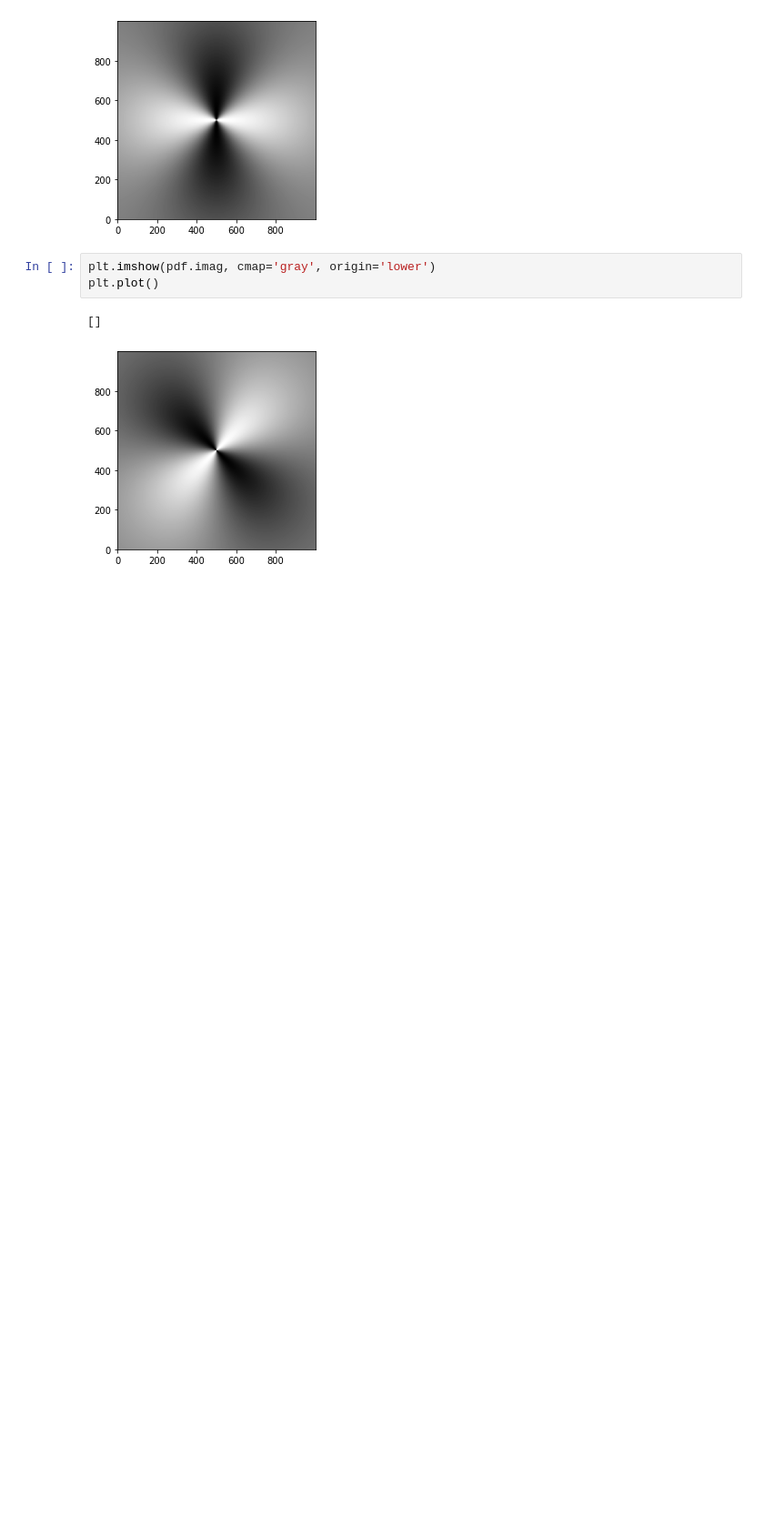
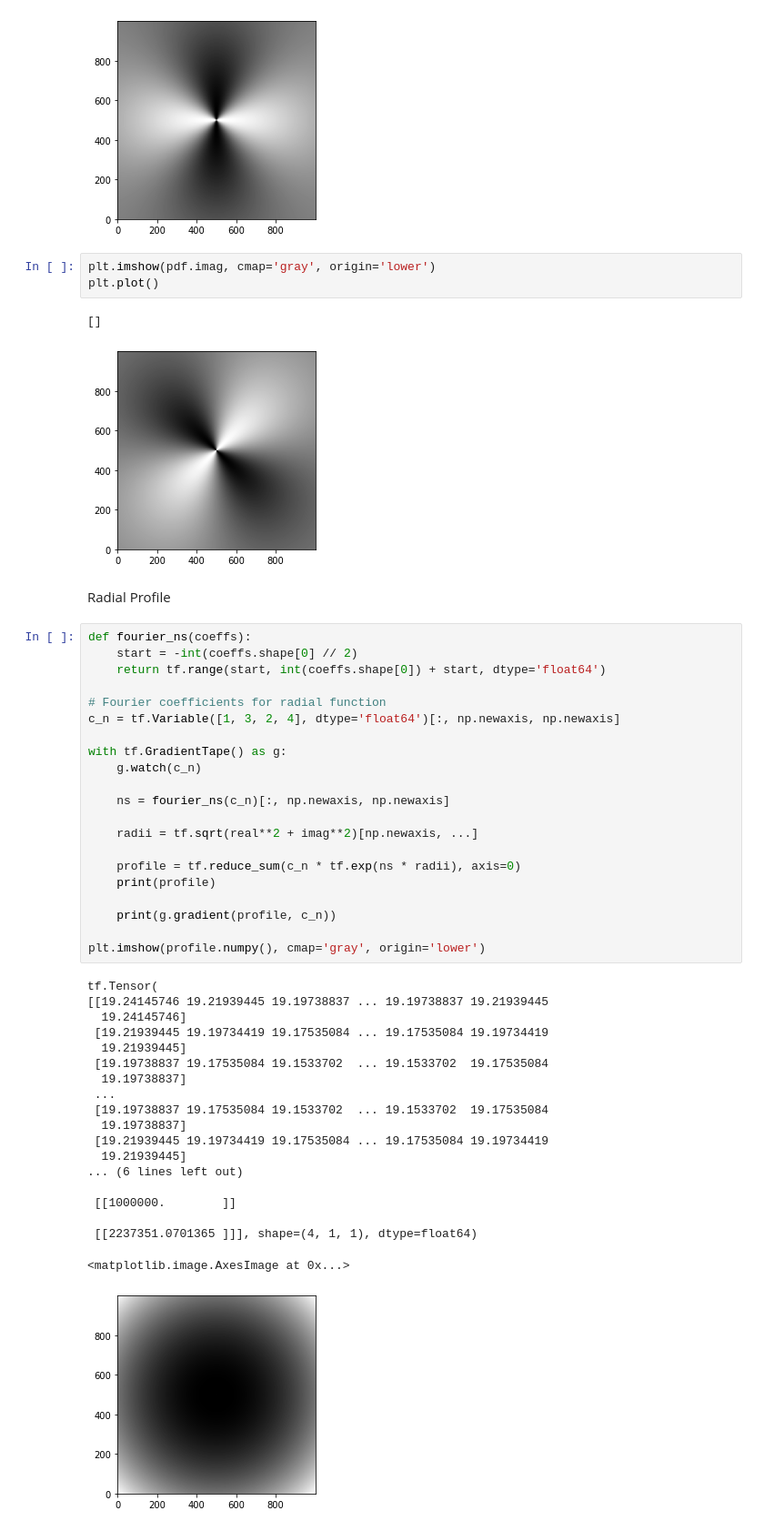
Before and after one commit to marcelroed/bachelor-math, a Jupyter notebook: code/notebooks/experimentation.ipynb, the cells around one changed output. Shown: that part at 91% size. Saved outputs shown, nothing was run; the diff lists cells and outputs as text; blank space fills up the shorter version.

Commit message:
Radial fourier weights

```diff
--- a/code/notebooks/experimentation.ipynb
+++ b/code/notebooks/experimentation.ipynb
@@ -26,3 +28,46 @@ plt.plot()
 # %% [output]
 []
 [figure]
+# %% [markdown]
+Radial Profile
+# %%
+def fourier_ns(coeffs):
+    start = -int(coeffs.shape[0] // 2)
+    return tf.range(start, int(coeffs.shape[0]) + start, dtype='float64')
+
+# Fourier coefficients for radial function
+c_n = tf.Variable([1, 3, 2, 4], dtype='float64')[:, np.newaxis, np.newaxis]
+
+with tf.GradientTape() as g:
+    g.watch(c_n)
+
+    ns = fourier_ns(c_n)[:, np.newaxis, np.newaxis]
+
+    radii = tf.sqrt(real**2 + imag**2)[np.newaxis, ...]
+
+    profile = tf.reduce_sum(c_n * tf.exp(ns * radii), axis=0)
+    print(profile)
+
+    print(g.gradient(profile, c_n))
+
+plt.imshow(profile.numpy(), cmap='gray', origin='lower')
+# %% [output]
+tf.Tensor(
+[[19.24145746 19.21939445 19.19738837 ... 19.19738837 19.21939445
+  19.24145746]
+ [19.21939445 19.19734419 19.17535084 ... 19.17535084 19.19734419
+  19.21939445]
+ [19.19738837 19.17535084 19.1533702  ... 19.1533702  19.17535084
+  19.19738837]
+ ...
+ [19.19738837 19.17535084 19.1533702  ... 19.1533702  19.17535084
+  19.19738837]
+ [19.21939445 19.19734419 19.17535084 ... 19.17535084 19.19734419
+  19.21939445]
+... (6 lines left out)
+
+ [[1000000.        ]]
+
+ [[2237351.0701365 ]]], shape=(4, 1, 1), dtype=float64)
+<matplotlib.image.AxesImage at 0x...>
+[figure, added]
```
Also changed, not shown: parts of 4 cells of this notebook.
